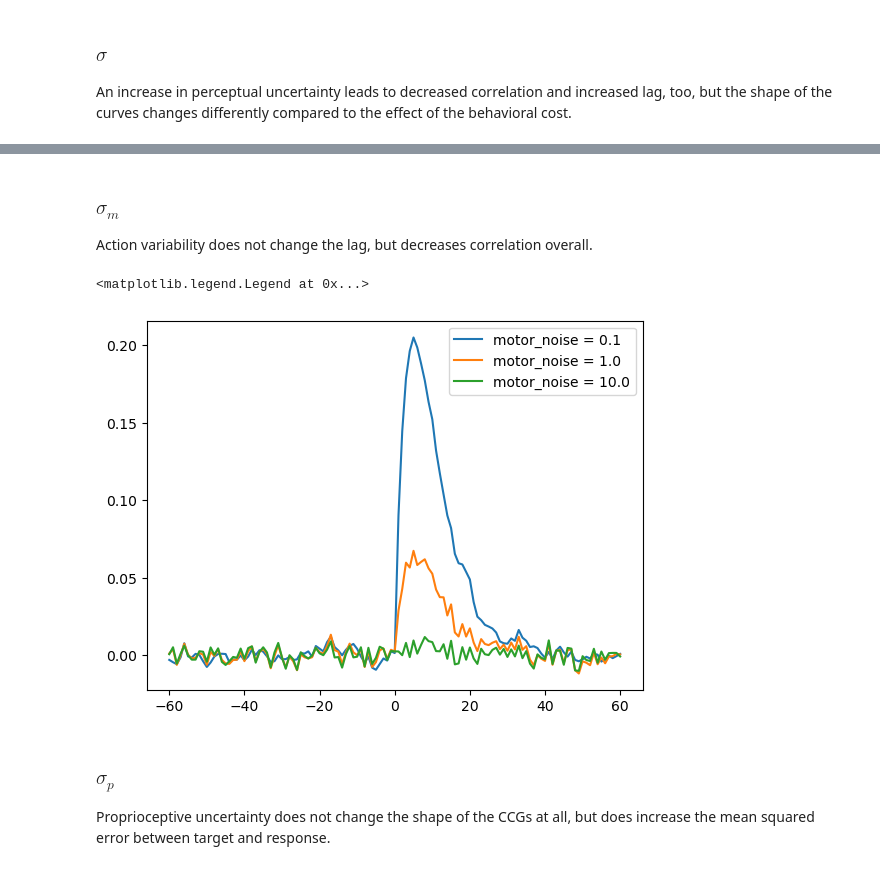
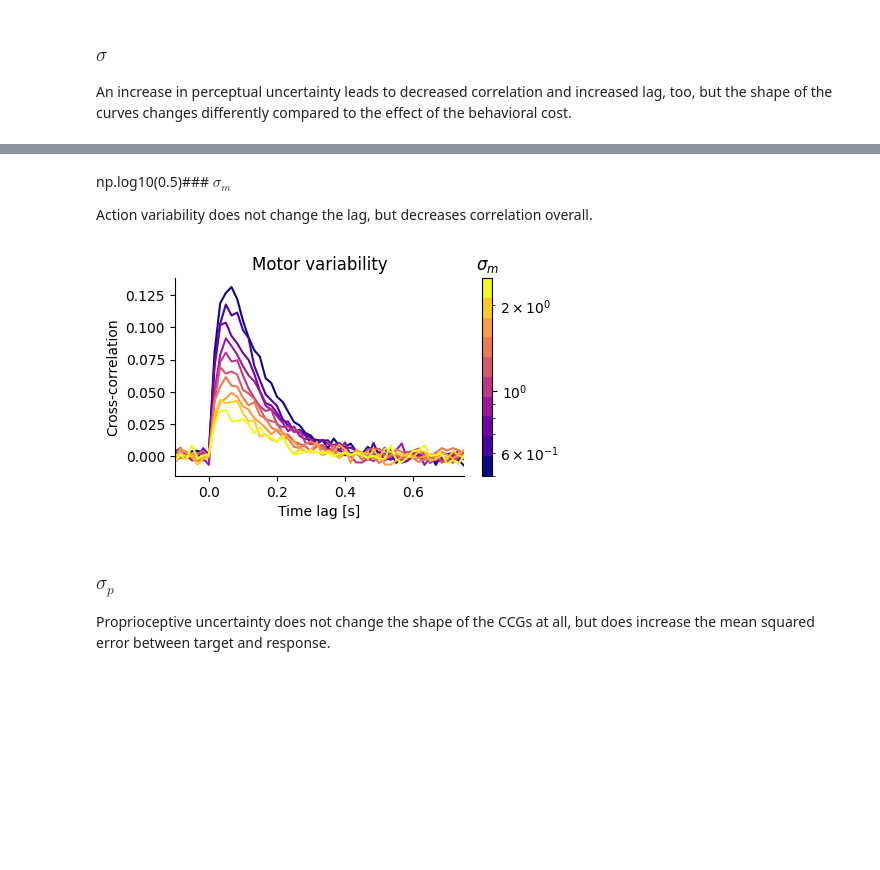
Before and after one commit to RothkopfLab/lqg, a Jupyter notebook: notebooks/01-HowTo.ipynb, the cells around one changed output, grey strips where cells are left out. Drawn from its saved outputs; the diff is of its cells as text; code cells hidden in the pictures; blank space fills up the shorter version.

```diff
--- a/notebooks/01-HowTo.ipynb
+++ b/notebooks/01-HowTo.ipynb
@@ -1,5 +1,7 @@
 # %%
 import matplotlib.pyplot as plt
+import matplotlib as mpl
+import matplotlib.cm as cm
 import arviz as az
 import numpy as np
 import jax.numpy as jnp
@@ -10,6 +12,9 @@ sys.path.append("..")
 
 from lqg.model import LQG
 from lqg import xcorr
+
+mpl.rcParams['axes.spines.right'] = False
+mpl.rcParams['axes.spines.top'] = False
 # %% [markdown]
 # Model
 
@@ -162,20 +194,32 @@ plt.legend()
 # %% [markdown]
-### $\sigma_m$
+np.log10(0.5)### $\sigma_m$
 
 Action variability does not change the lag, but decreases correlation overall.
 # %%
-motor_noises = np.logspace(-1, 1, 3, base=10)
-for motor_noise in motor_noises:
-    model = BoundedActor(c=0.5, motor_noise=motor_noise, sigma=6.)
-    x = model.simulate(random.PRNGKey(0), n=100, T=500)
+motor_noises = np.logspace(np.log10(0.5), np.log10(2.5), n, base=10)
+plt.figure(figsize=figsize)
+for i, motor_noise in enumerate(motor_noises):
+    model = BoundedActor(c=0.1, motor_noise=motor_noise, sigma=6.)
+    x = model.simulate(random.PRNGKey(i), n=100, T=1000)
 
     lags, corrs = xcorr(np.diff(x[..., 1], axis=0).T, np.diff(x[..., 0], axis=0).T)
 
-    plt.plot(lags, corrs.mean(axis=0), label=f"motor_noise = {motor_noise:.1f}")
-plt.legend()
+    plt.plot(lags / 60., corrs.mean(axis=0), label=f"motor_noise = {motor_noise:.1f}", color=colormap(i/n))
+
+# setup the colorbar
+scalarmappaple = cm.ScalarMappable(cmap=colormap, norm=mpl.colors.LogNorm(motor_noises[0], motor_noises[-1]))
+scalarmappaple.set_array(motor_noises)
+cbar = plt.colorbar(scalarmappaple)
+cbar.ax.set_title("$\sigma_m$")
+
+plt.xlim((-.1, .75))
+plt.title("Motor variability")
+plt.ylabel("Cross-correlation")
+plt.xlabel("Time lag [s]")
+plt.tight_layout()
+plt.savefig("/home/dominik/Nextcloud/Science/Talks/2023-04-FFM/figures/simulations/sigma_m.pdf")
 # %% [output]
-<matplotlib.legend.Legend at 0x...>
-[figure, old version]
+[figure, new version]
 # %% [markdown]
 ### $\sigma_p$
 
```
Also changed, not shown: parts of 8 cells of this notebook, 2 other files.
